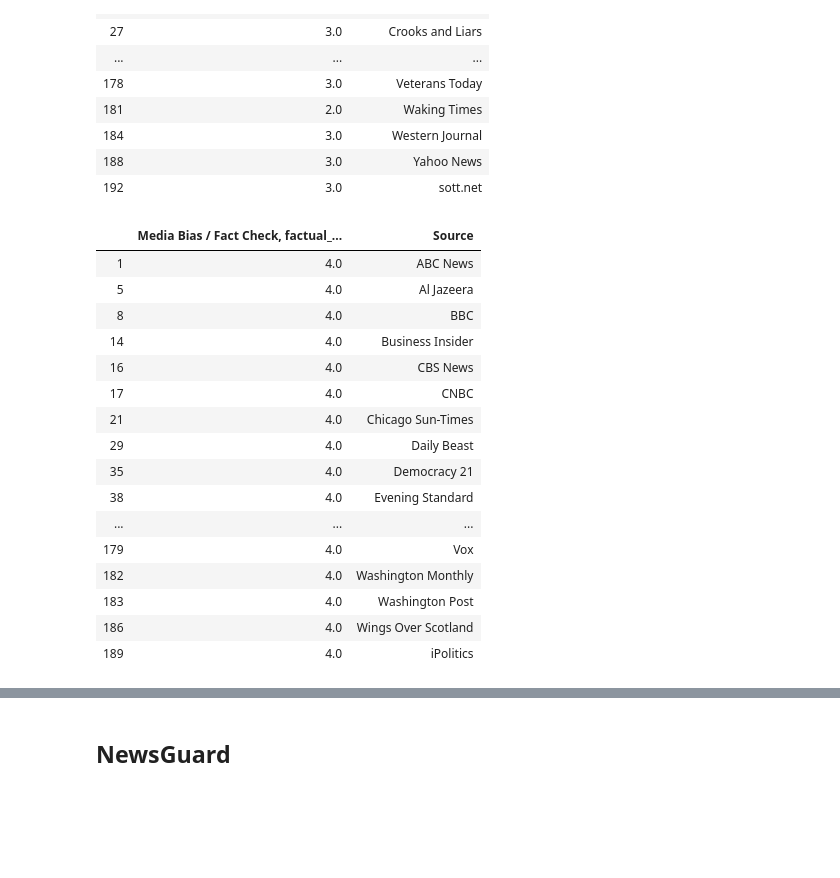
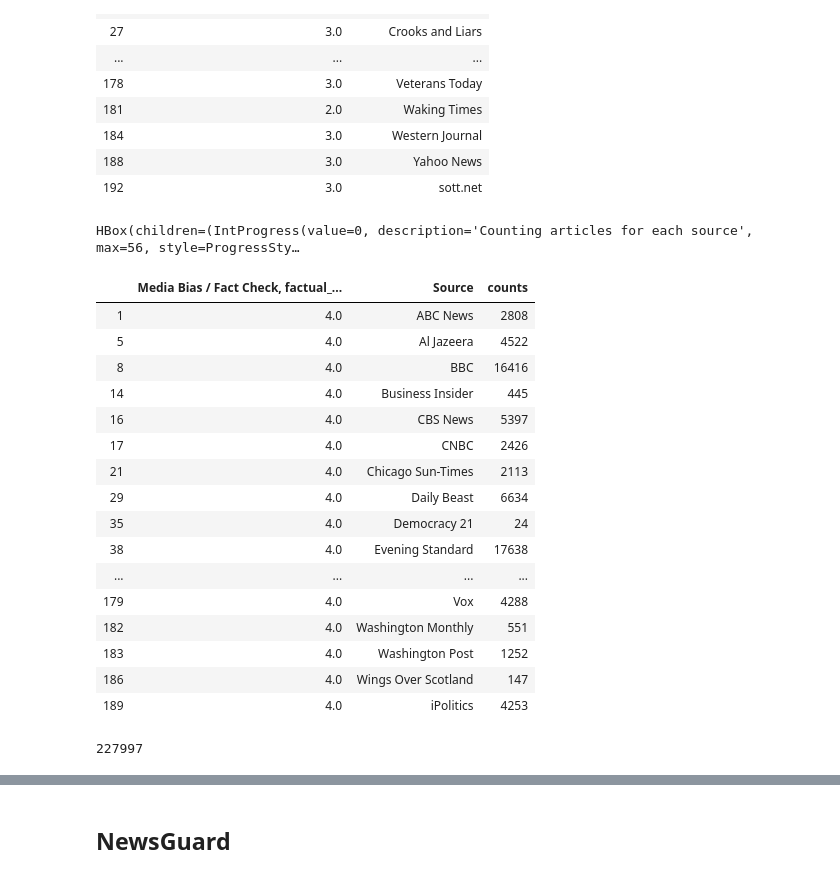
Before and after one commit to WarmCyan/news-bias-research, a Jupyter notebook: notebooks/2_NELASourceAggregation.ipynb, the cells around one changed output, grey strips where cells are left out. Cells and saved outputs as stored; diff of their text form; code cells hidden in the pictures; blank space fills up the shorter version.

```diff
--- a/notebooks/2_NELASourceAggregation.ipynb
+++ b/notebooks/2_NELASourceAggregation.ipynb
@@ -34,6 +38,14 @@ Index(['Source', 'NewsGuard, Does not repeatedly publish false content',
        'PolitiFact, Mostly False', 'PolitiFact, Half-True',
        'PolitiFact, Mostly True', 'PolitiFact, True'],
       dtype='object')
+# %%
+def add_counts_to_df(df):
+    counts = []
+    for source in tqdm(df.Source, "Counting articles for each source"):
+        count_df = util.nela_count_articles_from_source(source)
+        counts.append(count_df.iloc[0,0])
+    df['counts'] = counts
+    return df
 # %% [markdown]
 # Reliable news
 # %% [markdown]
@@ -123,23 +173,28 @@ mbfc_unreliable
 | 188 | 3.0 | Yahoo News |
 | 192 | 3.0 | sott.net |
 # %%
-mbfc_reliable = labels_df[labels_df[mbfc_lbl] > 3][[mbfc_lbl, "Source"]]
+mbfc_reliable = add_counts_to_df(labels_df[labels_df[mbfc_lbl] > 3][[mbfc_lbl, "Source"]])
 mbfc_reliable
 # %% [output]
+HBox(children=(IntProgress(value=0, description='Counting articles for each source', max=56, style=ProgressSty…
-|  | Media Bias / Fact Check, factual_... | Source |
-| 1 | 4.0 | ABC News |
-| 5 | 4.0 | Al Jazeera |
-| 8 | 4.0 | BBC |
-| 14 | 4.0 | Business Insider |
-| 16 | 4.0 | CBS News |
-| 17 | 4.0 | CNBC |
-| 21 | 4.0 | Chicago Sun-Times |
-| 29 | 4.0 | Daily Beast |
-| 35 | 4.0 | Democracy 21 |
-| 38 | 4.0 | Evening Standard |
-| ... | ... | ... |
-| 179 | 4.0 | Vox |
-| 182 | 4.0 | Washington Monthly |
-| 183 | 4.0 | Washington Post |
-| 186 | 4.0 | Wings Over Scotland |
-| 189 | 4.0 | iPolitics |
+|  | Media Bias / Fact Check, factual_... | Source | counts |
+| 1 | 4.0 | ABC News | 2808 |
+| 5 | 4.0 | Al Jazeera | 4522 |
+| 8 | 4.0 | BBC | 16416 |
+| 14 | 4.0 | Business Insider | 445 |
+| 16 | 4.0 | CBS News | 5397 |
+| 17 | 4.0 | CNBC | 2426 |
+| 21 | 4.0 | Chicago Sun-Times | 2113 |
+| 29 | 4.0 | Daily Beast | 6634 |
+| 35 | 4.0 | Democracy 21 | 24 |
+| 38 | 4.0 | Evening Standard | 17638 |
+| ... | ... | ... | ... |
+| 179 | 4.0 | Vox | 4288 |
+| 182 | 4.0 | Washington Monthly | 551 |
+| 183 | 4.0 | Washington Post | 1252 |
+| 186 | 4.0 | Wings Over Scotland | 147 |
+| 189 | 4.0 | iPolitics | 4253 |
+# %%
+mbfc_reliable.counts.sum()
+# %% [output]
+227997
```
Also changed, not shown: parts of 12 cells of this notebook, 2 other files.
